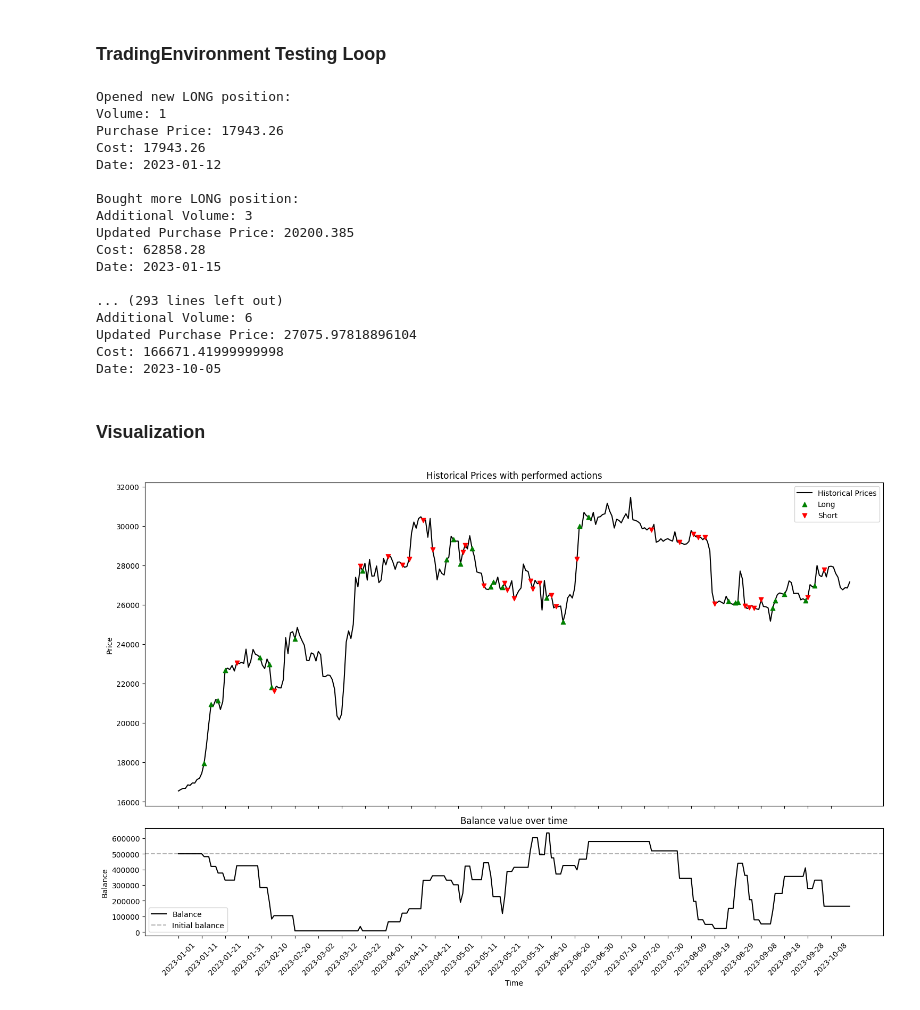
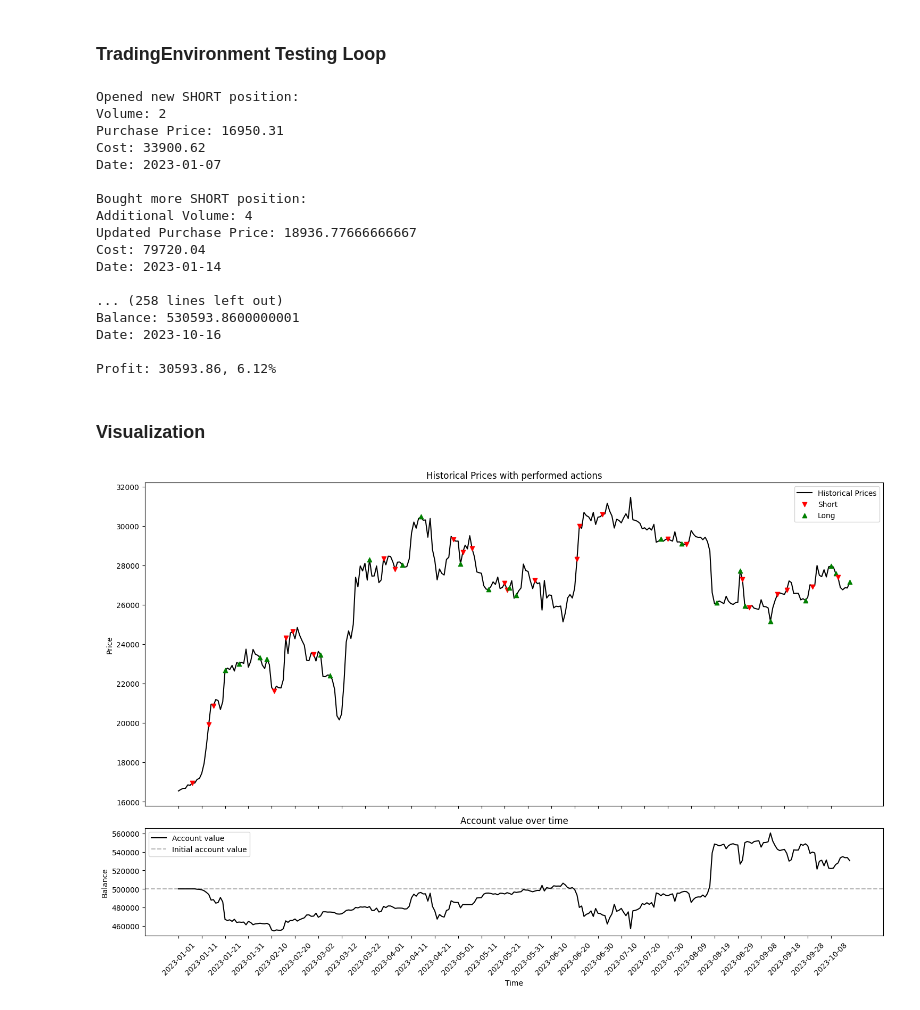
Before and after one commit to pawel-grzeszczyk/stock-market-rl, a Jupyter notebook: env_testing.ipynb, the cells around one changed output. Cells and saved outputs as stored; diff of their text form; code cells hidden in the pictures.

Commit message:
Viz acc value instead of profit

```diff
--- a/env_testing.ipynb
+++ b/env_testing.ipynb
@@ -55,41 +55,51 @@ env = TradingEnvironment(data=data,
 # %%
 np.random.seed(42)
 
-balances = []
-portfolios = []
-positions = []
-for i in range(len(data)):
-    action = np.random.choice([-1, 0, 0, 0, 0, 0, 0, 0, 1])
+balances = np.array([])
+portfolios = np.array([])
+positions = np.array([])
+
+i=0
+while True:
+    action = np.random.choice([-1, 0, 1], p=[0.1, 0.80, 0.1])
     volume = np.random.choice(range(6))+1
 
+    # TODO: What should be returned: balance or account value?
     game_over, balance, position = env.step(action, volume)
+
     if position.name != PositionType.HOLD.name:
         print(f"Date: {data['Timestamp'].iloc[i]}\n")
 
-    balances.append(balance)
-    portfolios.append(env.portfolio_value)
-    positions.append(position)
+    balances = np.append(balances, balance)
+    portfolios = np.append(portfolios, env.portfolio_value)
+    positions = np.append(positions, position)
 
     if game_over:
         break
+
+    i += 1
+
+profit = balances[-1] - env.initial_balance
+perc_profit = (profit/env.initial_balance) * 100
+print(f'Profit: {profit :.2f}, {perc_profit :.2f}%')
 # %% [output]
-Opened new LONG position:
-Volume: 1
-Purchase Price: 17943.26
-Cost: 17943.26
-Date: 2023-01-12
+Opened new SHORT position:
+Volume: 2
+Purchase Price: 16950.31
+Cost: 33900.62
+Date: 2023-01-07
 
-Bought more LONG position:
-Additional Volume: 3
-Updated Purchase Price: 20200.385
-Cost: 62858.28
-Date: 2023-01-15
+Bought more SHORT position:
+Additional Volume: 4
+Updated Purchase Price: 18936.77666666667
+Cost: 79720.04
+Date: 2023-01-14
 
-... (293 lines left out)
-Additional Volume: 6
-Updated Purchase Price: 27075.97818896104
-Cost: 166671.41999999998
-Date: 2023-10-05
+... (258 lines left out)
+Balance: 530593.8600000001
+Date: 2023-10-16
+
+Profit: 30593.86, 6.12%
 # %% [markdown]
 ### **Visualization**
 # %%
@@ -122,34 +132,34 @@ for i, position in enumerate(positions):
                 color=color,
                 marker=marker,
                 label=label if add_legend==True else '',
                 clip_on=False,
                 zorder=2)
 
 # Set labels and title
 ax1.set_title('Historical Prices with performed actions')
 ax1.set_ylabel('Price')
 ax1.legend(loc='best')
 
 # Second subplot
 # Plot the balance value on the second subplot
-ax2.plot(data['Timestamp'], balances, color='black', label='Balance')
+ax2.plot(data['Timestamp'], (balances+portfolios), color='black', label='Account value')
 
 # Horizontal line for balance
-ax2.axhline(y=env.initial_balance, color='black', linestyle='--', alpha=0.3, label='Initial balance')
+ax2.axhline(y=env.initial_balance, color='black', linestyle='--', alpha=0.3, label='Initial account value')
 
 # Set labels and title for the second subplot
-ax2.set_title('Balance value over time')
+ax2.set_title('Account value over time')
 ax2.set_ylabel('Balance')
 ax2.set_xlabel('Time')
 ax2.legend(loc='best')
 
 # Rotate x-axis labels and display every 10th label
 for label in ax2.get_xticklabels():
     label.set_rotation(45)
 ax2.set_xticks(ax2.get_xticks()[::10])
 
 plt.tight_layout()
 
 plt.show()
 # %% [output]
-[figure, old version]
+[figure, new version]
```
